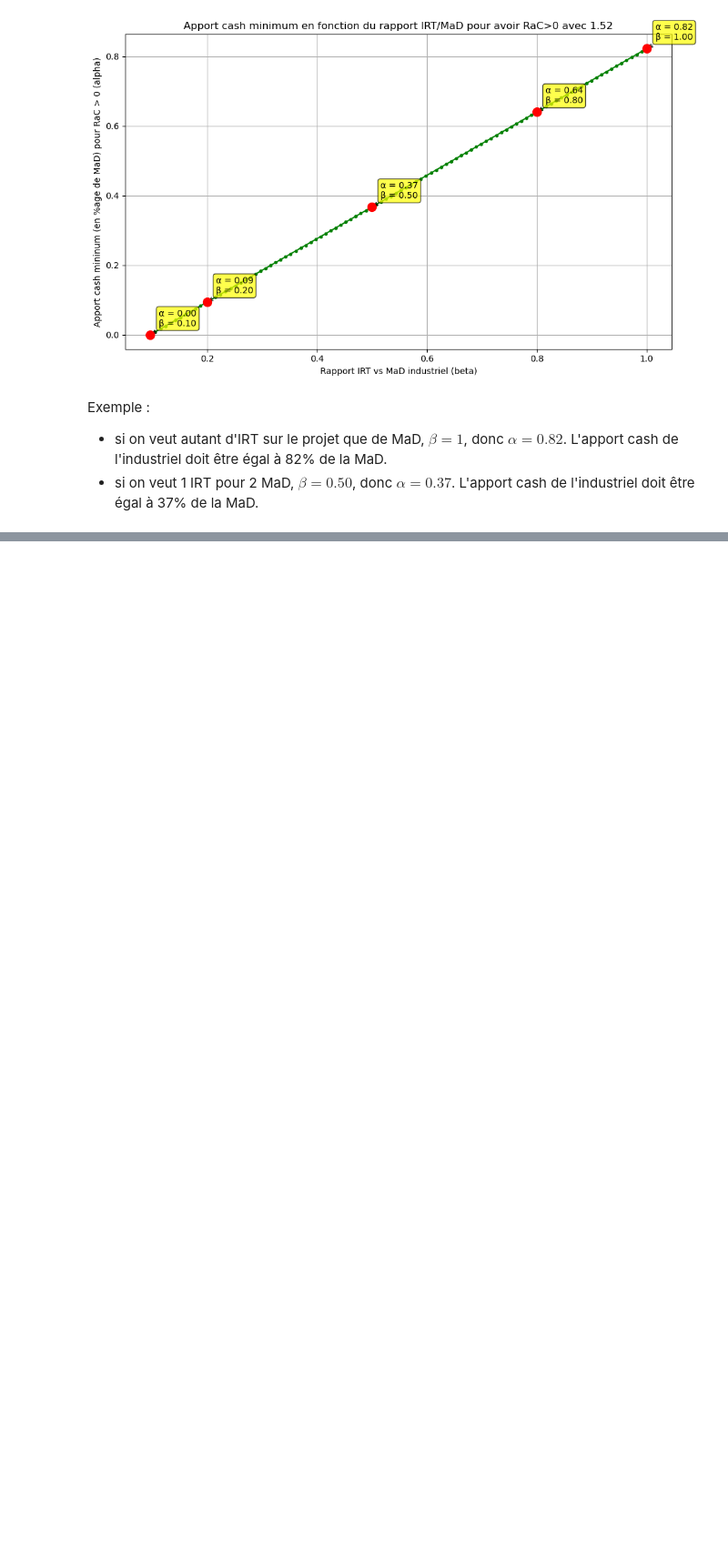
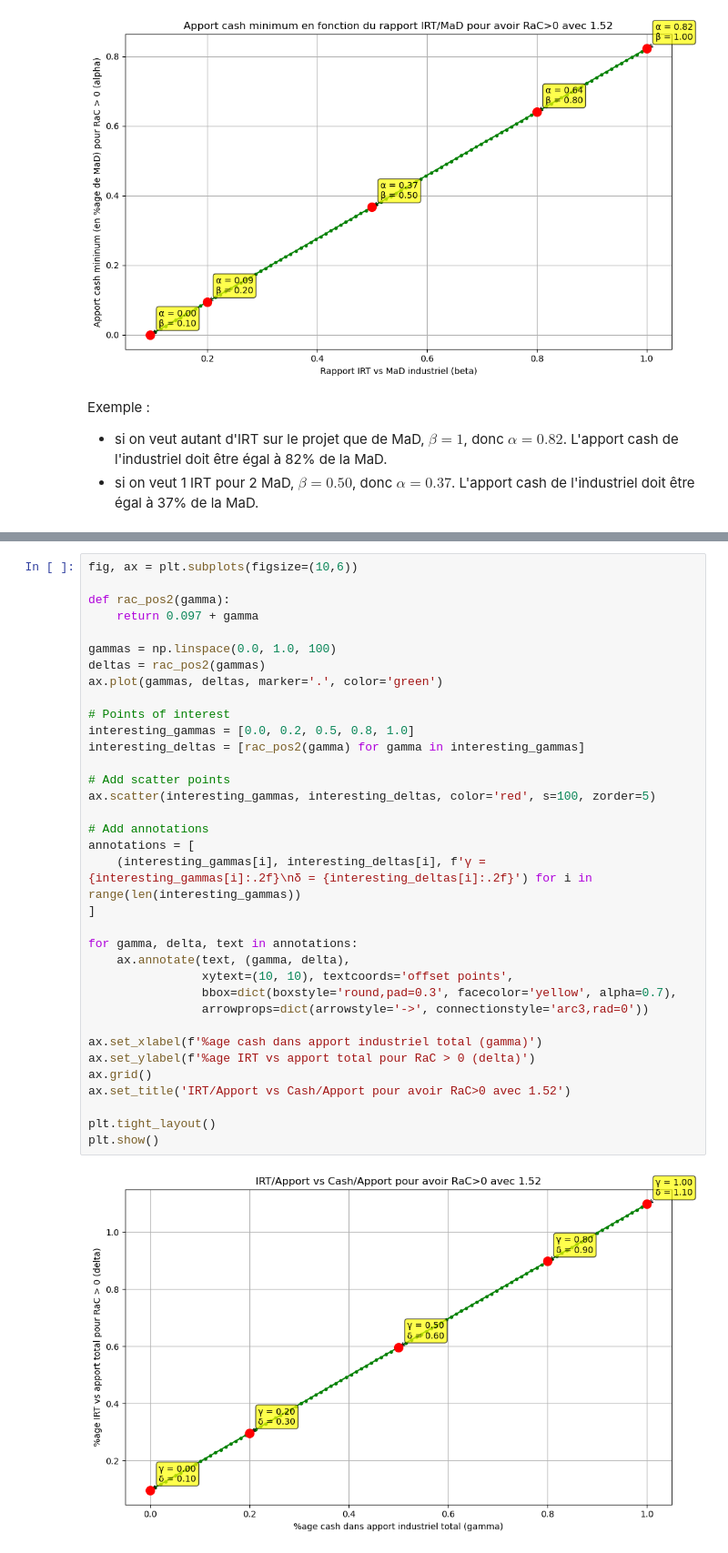
Before and after one commit to BenjaminDeporte/Couts_projet, a Jupyter notebook: Structure_couts_projets.ipynb, the cells around one changed output, grey strips where cells are left out. Shown at 91% size. Drawn from its saved outputs; the diff is of its cells as text; blank space fills up the shorter version.

```diff
--- a/Structure_couts_projets.ipynb
+++ b/Structure_couts_projets.ipynb
@@ -85,0 +118,37 @@ Exemple :
+# %%
+fig, ax = plt.subplots(figsize=(10,6))
+
+def rac_pos2(gamma):
+    return 0.097 + gamma
+
+gammas = np.linspace(0.0, 1.0, 100)
+deltas = rac_pos2(gammas)
+ax.plot(gammas, deltas, marker='.', color='green')
+
+# Points of interest
+interesting_gammas = [0.0, 0.2, 0.5, 0.8, 1.0]
+interesting_deltas = [rac_pos2(gamma) for gamma in interesting_gammas]
+
+# Add scatter points
+ax.scatter(interesting_gammas, interesting_deltas, color='red', s=100, zorder=5)
+
+# Add annotations
+annotations = [
+    (interesting_gammas[i], interesting_deltas[i], f'γ = {interesting_gammas[i]:.2f}\nδ = {interesting_deltas[i]:.2f}') for i in range(len(interesting_gammas))
+]
+
+for gamma, delta, text in annotations:
+    ax.annotate(text, (gamma, delta),
+                xytext=(10, 10), textcoords='offset points',
+                bbox=dict(boxstyle='round,pad=0.3', facecolor='yellow', alpha=0.7),
+                arrowprops=dict(arrowstyle='->', connectionstyle='arc3,rad=0'))
+
+ax.set_xlabel(f'%age cash dans apport industriel total (gamma)')
+ax.set_ylabel(f'%age IRT vs apport total pour RaC > 0 (delta)')
+ax.grid()
+ax.set_title('IRT/Apport vs Cash/Apport pour avoir RaC>0 avec 1.52')
+
+plt.tight_layout()
+plt.show()
+# %% [output]
+[figure, added]
```
Also changed, not shown: parts of 2 cells of this notebook.
